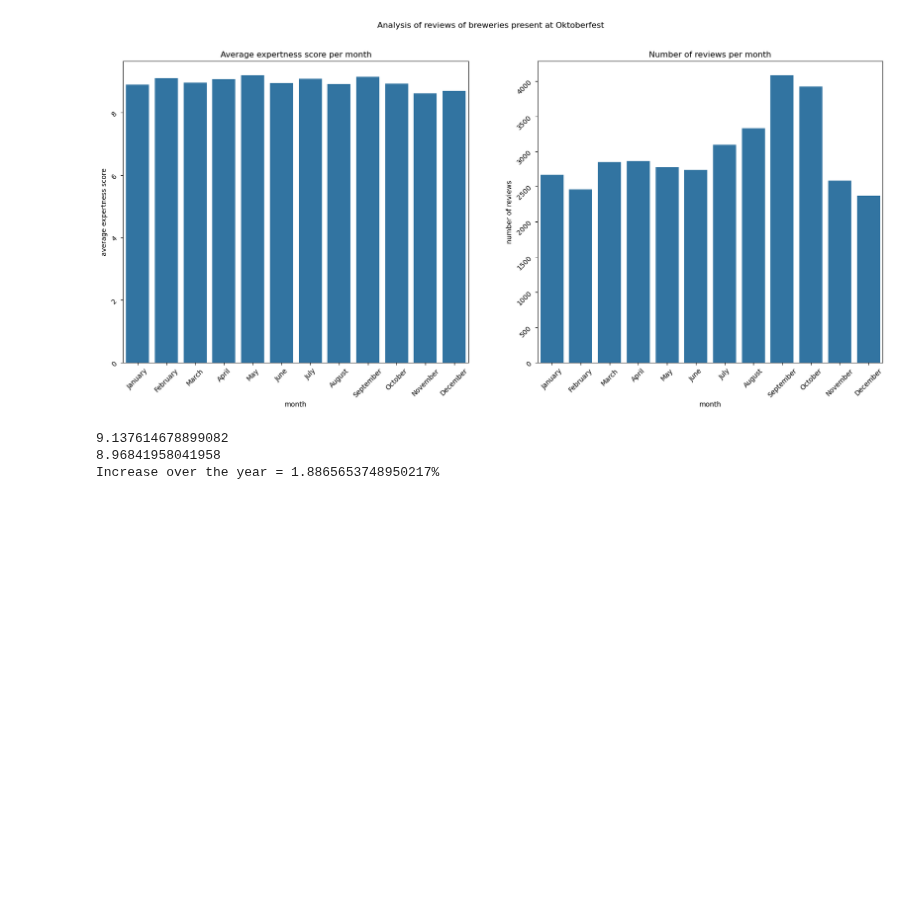
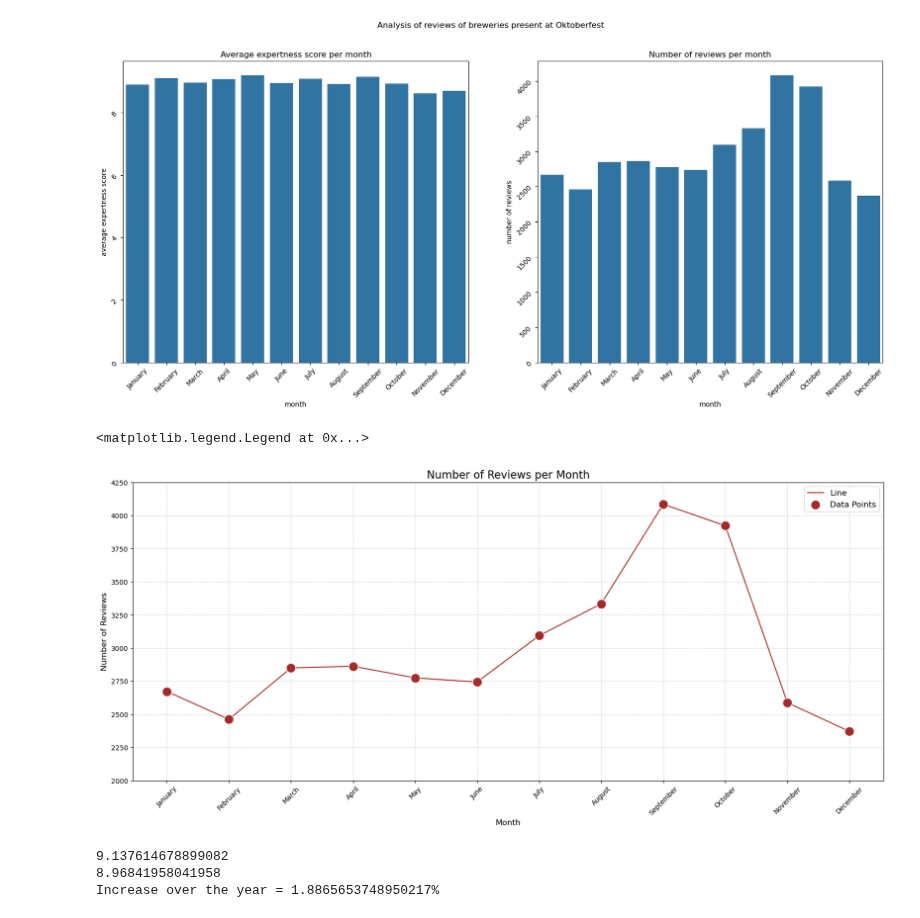
Before and after one commit to nada401/brewing-knowledge, a Jupyter notebook: src/scripts/quality_over_year/quality_over_year.ipynb, the cells around one changed output. Saved outputs shown, nothing was run; the diff lists cells and outputs as text; code cells hidden in the pictures; blank space fills up the shorter version.

Commit message:
Number of review graphs for data story

```diff
--- a/src/scripts/quality_over_year/quality_over_year.ipynb
+++ b/src/scripts/quality_over_year/quality_over_year.ipynb
@@ -129,6 +129,28 @@ fig.suptitle('Analysis of reviews of breweries present at Oktoberfest')
 # %% [output]
 Text(0.5, 0.98, 'Analysis of reviews of breweries present at Oktoberfest')
 [figure]
+# %%
+fig, ax = plt.subplots(figsize=(20, 8))
+color = 'brown'
+
+# Plot the line chart
+sns.lineplot(x='month', y='review_count', data=number_of_reviews_month, ax=ax, label='Line', color=color)
+
+# Add bigger dots on each data point
+sns.scatterplot(x='month', y='review_count', data=number_of_reviews_month, ax=ax,
+                color=color, s=200, label='Data Points', zorder=10)
+
+# Customize the chart
+ax.tick_params(axis='x', rotation=45)
+ax.set_ylabel('Number of Reviews', fontsize=12)
+ax.set_xlabel('Month', fontsize=12)
+ax.set_ylim(2000, 4250)
+ax.set_title('Number of Reviews per Month', fontsize=16)
+plt.grid(True, linestyle='--', alpha=0.5)
+plt.legend(fontsize=12)
+# %% [output]
+<matplotlib.legend.Legend at 0x...>
+[figure, added]
 # %%
 df_score_exact = df_score_okt[
     ((df_score_okt['month'] == 'September') & (df_score_okt['day'] > 15)) |
```
Also changed, not shown: parts of 5 cells of this notebook.
